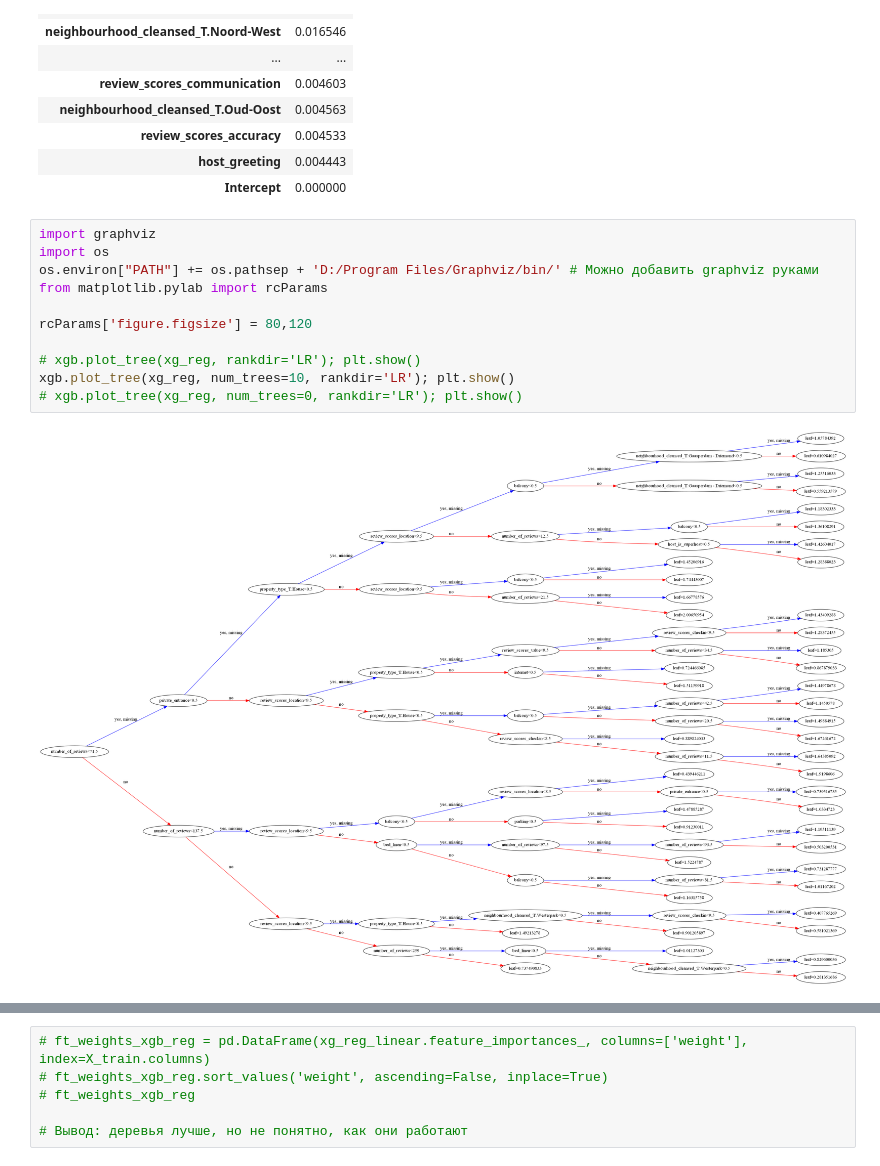
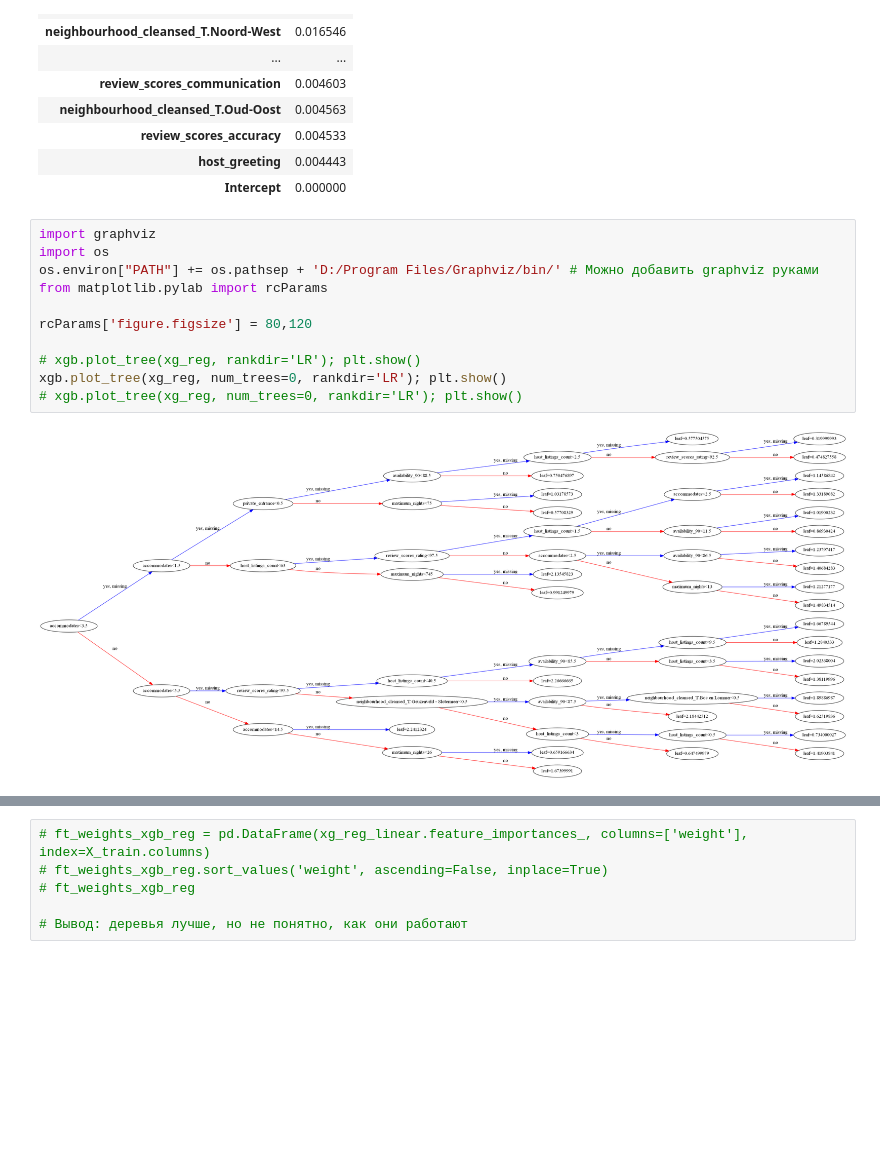
Before and after one commit to Tetawex/python_stuff, a Jupyter notebook: exploratory_analysis.ipynb, the cells around one changed output, grey strips where cells are left out. Drawn from its saved outputs; the diff is of its cells as text; blank space fills up the shorter version.

Commit message:
fix tree

```diff
--- a/exploratory_analysis.ipynb
+++ b/exploratory_analysis.ipynb
@@ -673,15 +654,15 @@ ft_weights_xgb_reg
 # %%
 import graphviz
 import os
 os.environ["PATH"] += os.pathsep + 'D:/Program Files/Graphviz/bin/' # Можно добавить graphviz руками
 from matplotlib.pylab import rcParams
 
 rcParams['figure.figsize'] = 80,120
 
 # xgb.plot_tree(xg_reg, rankdir='LR'); plt.show()
-xgb.plot_tree(xg_reg, num_trees=10, rankdir='LR'); plt.show()
+xgb.plot_tree(xg_reg, num_trees=0, rankdir='LR'); plt.show()
 # xgb.plot_tree(xg_reg, num_trees=0, rankdir='LR'); plt.show()
 # %% [output]
-[figure, old version]
+[figure, new version]
 # %%
 # Попробуем регрессионный бустинг
```
Also changed, not shown: parts of 6 cells of this notebook.
